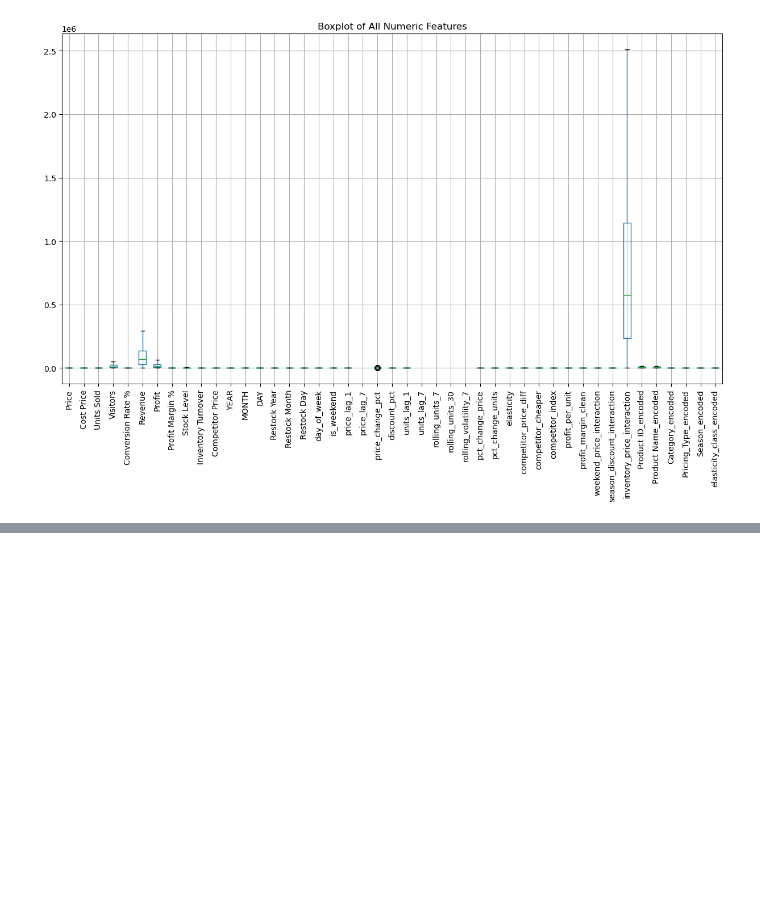
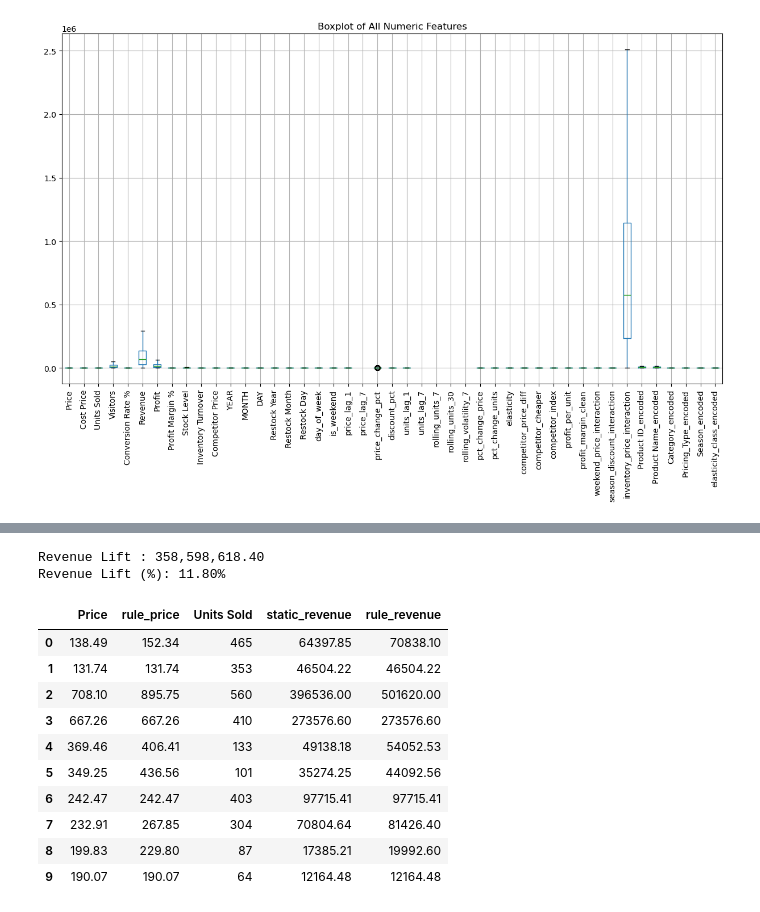
Before and after one commit to Dhanushpb/AI-PriceOptima, a Jupyter notebook: AIi.ipynb, the cells around one changed output, grey strips where cells are left out. Saved outputs shown, nothing was run; the diff lists cells and outputs as text; code cells hidden in the pictures; blank space fills up the shorter version.

```diff
--- a/AIi.ipynb
+++ b/AIi.ipynb
@@ -698,0 +806,10 @@ plt.show()
+# %%
+# -------------------------------------
+# REVENUE CALCULATIONS
+# -------------------------------------
+
+# Static pricing revenue (original price)
+df['static_revenue'] = df['Price'] * df['Units Sold']
+
+# Rule-based pricing revenue
+df['rule_revenue'] = df['rule_price'] * df['Units Sold']
@@ -698,0 +825,21 @@ plt.show()
+# %%
+revenue_lift = total_rule_revenue - total_static_revenue
+print(f"Revenue Lift : {revenue_lift:,.2f}")
+
+revenue_lift_pct = (revenue_lift / total_static_revenue) * 100
+print(f"Revenue Lift (%): {revenue_lift_pct:.2f}%")
+df[['Price', 'rule_price', 'Units Sold', 'static_revenue', 'rule_revenue']].head(10)
+# %% [output]
+Revenue Lift : 358,598,618.40
+Revenue Lift (%): 11.80%
+|  | Price | rule_price | Units Sold | static_revenue | rule_revenue |
+| 0 | 138.49 | 152.34 | 465 | 64397.85 | 70838.10 |
+| 1 | 131.74 | 131.74 | 353 | 46504.22 | 46504.22 |
+| 2 | 708.10 | 895.75 | 560 | 396536.00 | 501620.00 |
+| 3 | 667.26 | 667.26 | 410 | 273576.60 | 273576.60 |
+| 4 | 369.46 | 406.41 | 133 | 49138.18 | 54052.53 |
+| 5 | 349.25 | 436.56 | 101 | 35274.25 | 44092.56 |
+| 6 | 242.47 | 242.47 | 403 | 97715.41 | 97715.41 |
+| 7 | 232.91 | 267.85 | 304 | 70804.64 | 81426.40 |
+| 8 | 199.83 | 229.80 | 87 | 17385.21 | 19992.60 |
+| 9 | 190.07 | 190.07 | 64 | 12164.48 | 12164.48 |
```
Also changed, not shown: parts of 8 cells of this notebook.
